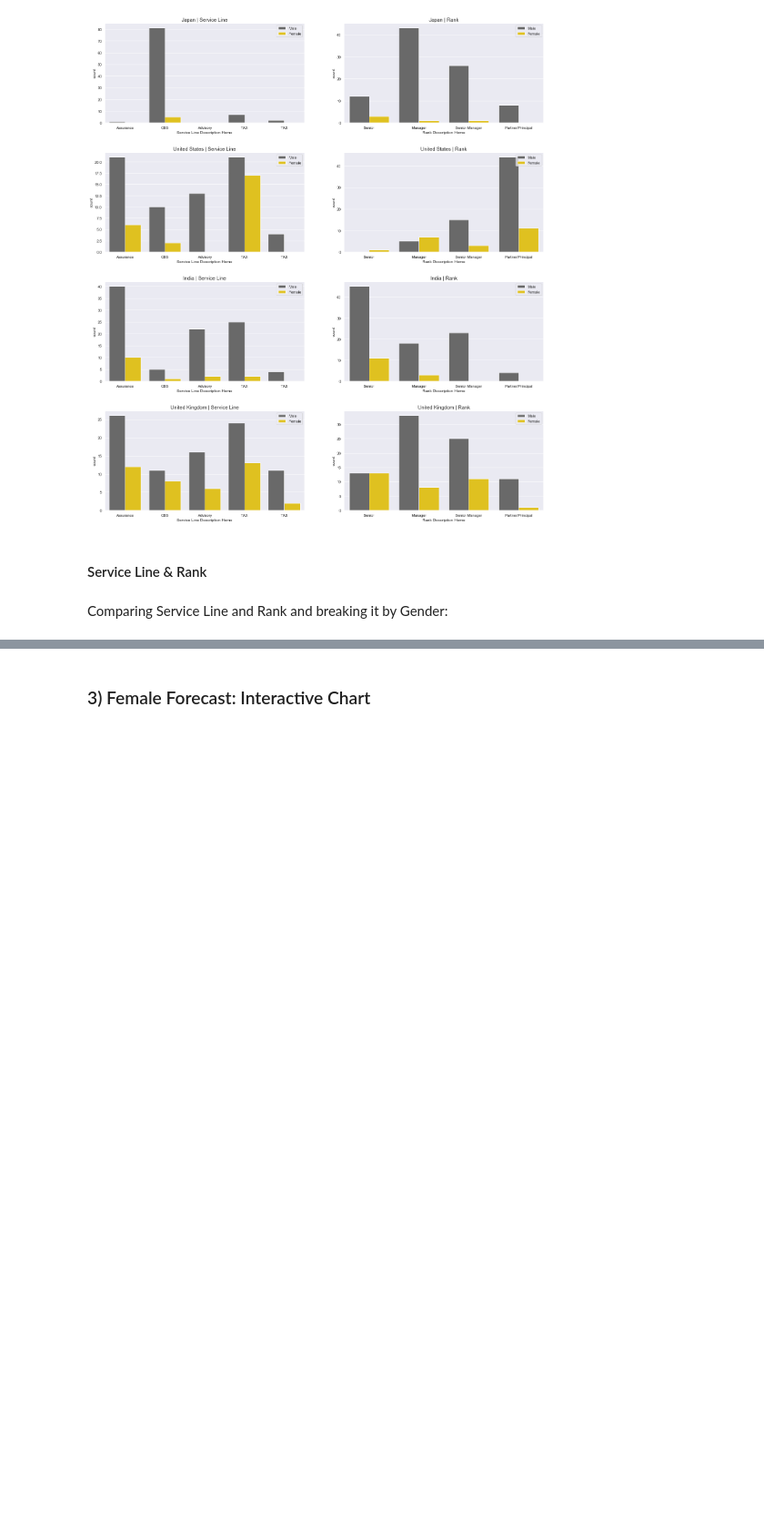
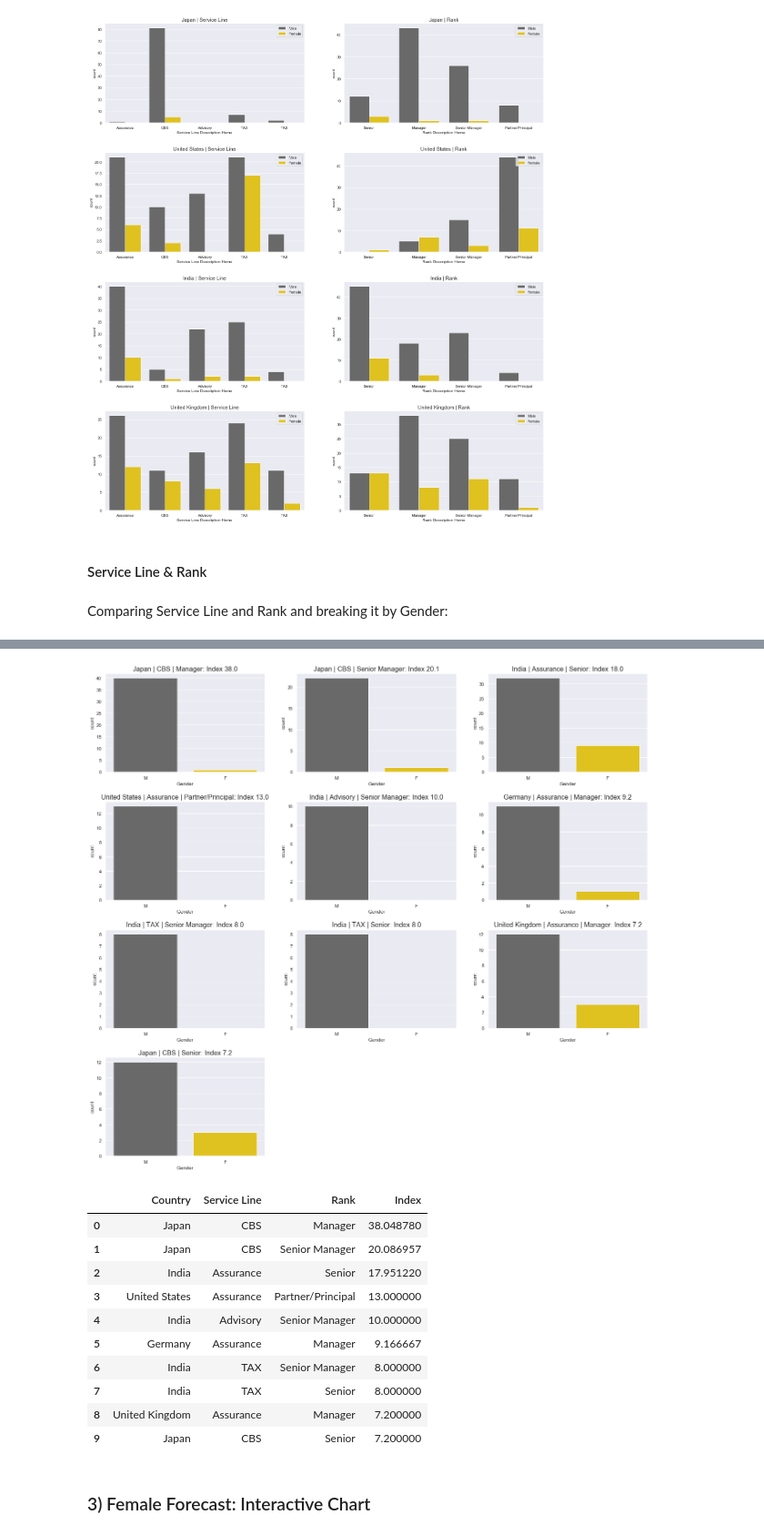
Before and after one commit to MigBap/other_projects, a Jupyter notebook: EY - Case Study.ipynb, the cells around one changed output, grey strips where cells are left out. Shown at 91% size. Drawn from its saved outputs; the diff is of its cells as text; code cells hidden in the pictures; blank space fills up the shorter version.

```diff
--- a/EY - Case Study.ipynb
+++ b/EY - Case Study.ipynb
@@ -321,3 +384,36 @@ plt.show()
+# %%
+# n worst cases
+n = 10
+
+df_sorted = df_index.sort_values('Index', ascending=False).head(n).reset_index(drop=True)
+
+for i in range(len(df_sorted)):
+    df_sup = df_sorted.iloc[i]
+    # plot
+    plt.subplot(np.ceil(len(df_sorted)/3), 3, i+1)
+    sns.countplot(df[(df['Country Description Home'] == df_sup['Country']) &
+                 (df['Service Line Description Home'] == df_sup['Service Line']) &
+                 (df['Rank Description Home'] == df_sup['Rank'])].Gender,
+                  palette={'dimgrey', 'gold'}, order=['M', 'F'])
+    plt.title('{} | {} | {}: Index {}'.format(df_sup['Country'], df_sup['Service Line'], df_sup['Rank'],
+                                              round(df_sup['Index'], 1)), fontsize=16)
+
+plt.subplots_adjust(left=0, bottom=-int(len(df_sorted)/3), right=3, top=1, wspace=0.2, hspace=0.3)
+plt.show()
+df_sorted
+# %% [output]
+[figure, added]
+|  | Country | Service Line | Rank | Index |
+| 0 | Japan | CBS | Manager | 38.048780 |
+| 1 | Japan | CBS | Senior Manager | 20.086957 |
+| 2 | India | Assurance | Senior | 17.951220 |
+| 3 | United States | Assurance | Partner/Principal | 13.000000 |
+| 4 | India | Advisory | Senior Manager | 10.000000 |
+| 5 | Germany | Assurance | Manager | 9.166667 |
+| 6 | India | TAX | Senior Manager | 8.000000 |
+| 7 | India | TAX | Senior | 8.000000 |
+| 8 | United Kingdom | Assurance | Manager | 7.200000 |
+| 9 | Japan | CBS | Senior | 7.200000 |
 # %% [markdown]
 ### 3) Female Forecast: Interactive Chart
 # %%
```
Also changed, not shown: parts of 8 cells of this notebook.
